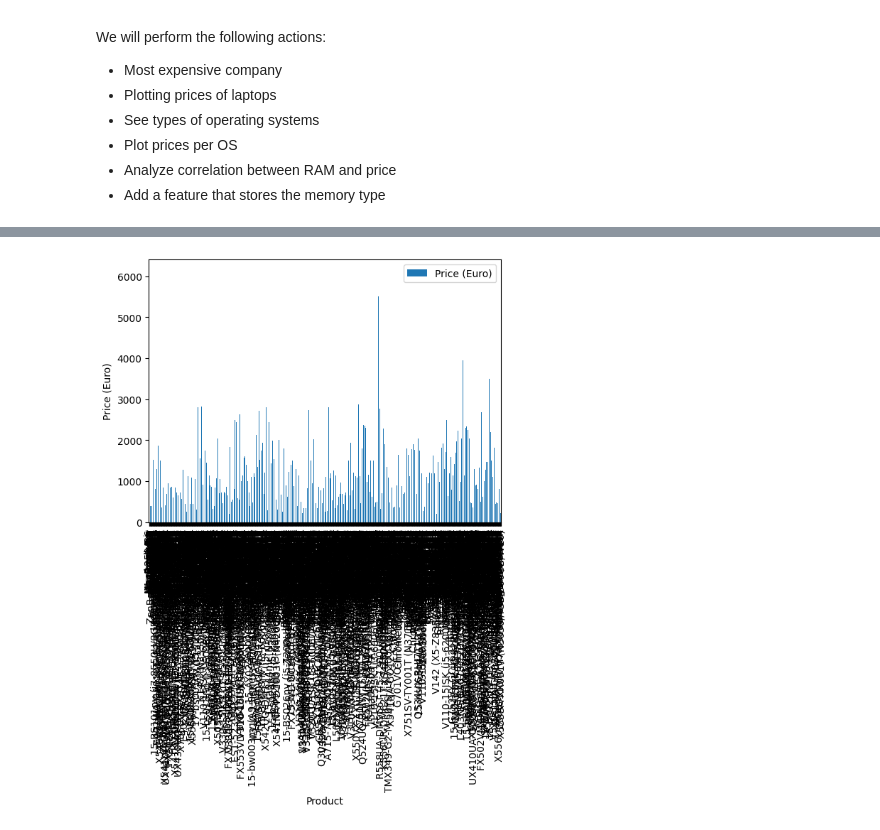
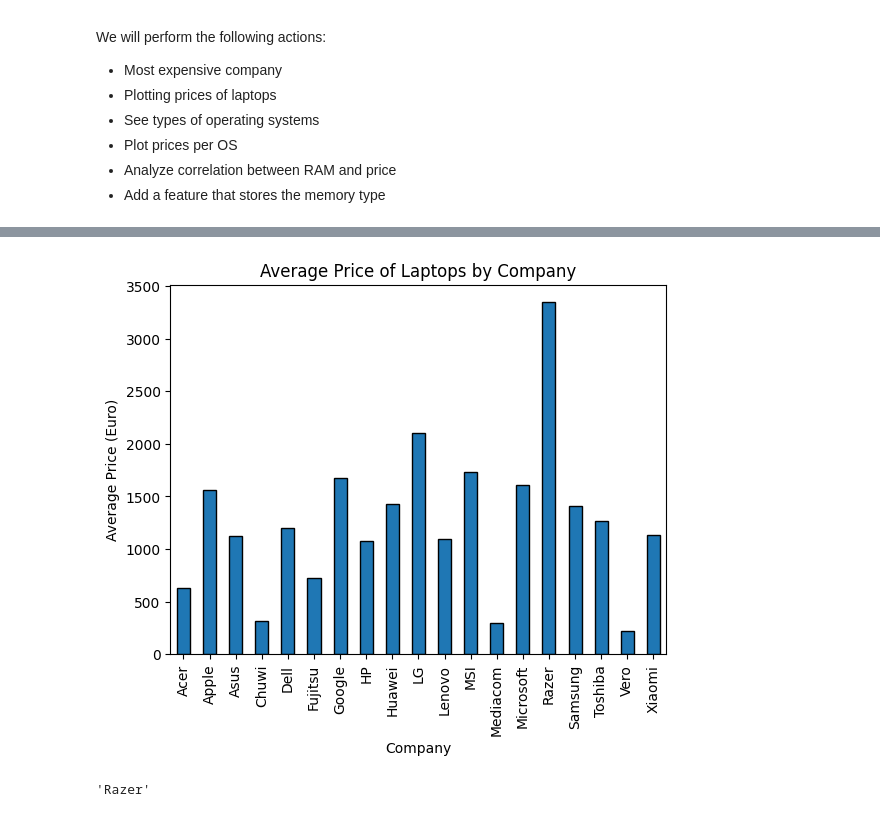
Before and after one commit to maymay-wa/miniproject, a Jupyter notebook: Analysis.ipynb, the cells around one changed output, grey strips where cells are left out. Saved outputs shown, nothing was run; the diff lists cells and outputs as text; code cells hidden in the pictures.

```diff
--- a/Analysis.ipynb
+++ b/Analysis.ipynb
@@ -126,6 +172,8 @@ ___________________________
 # %%
-df.plot(x='Product', y='Price (Euro)', kind='bar')
-plt.ylabel('Price (Euro)')
+df.groupby('Company')['Price (Euro)'].mean().plot(kind='bar', edgecolor='black', title='Average Price of Laptops by Company')
+plt.ylabel('Average Price (Euro)')
 plt.show()
+df.groupby('Company')['Price (Euro)'].mean().idxmax()
 # %% [output]
-[figure, old version]
+[figure, new version]
+'Razer'
```
Also changed, not shown: parts of 5 cells of this notebook, 1 other file.
